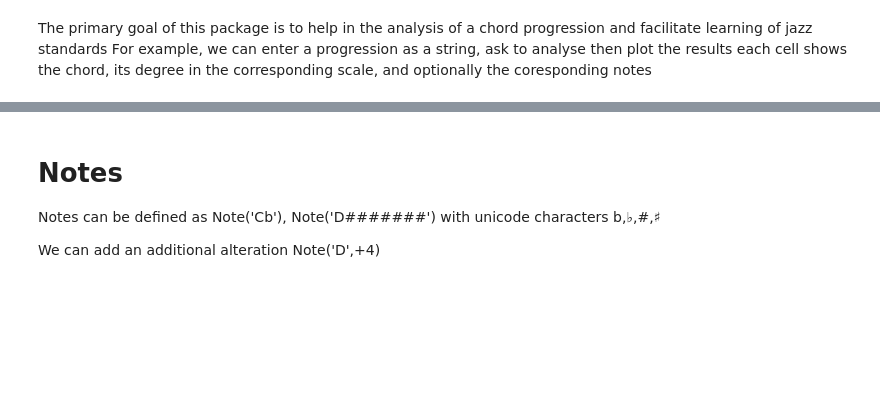
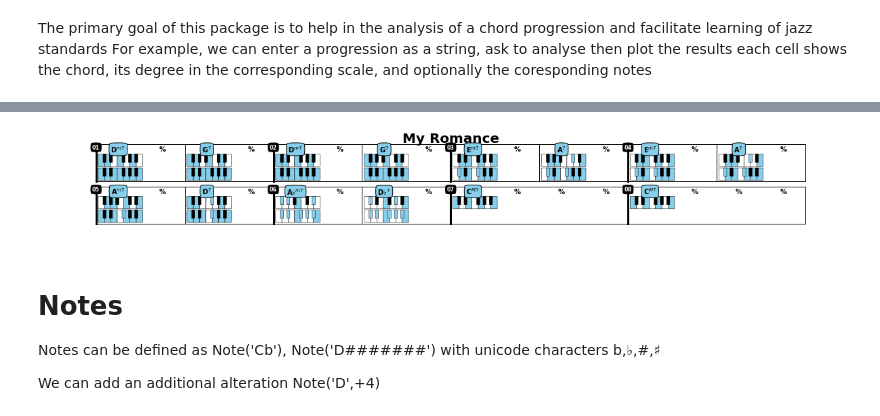
Before and after one commit to NeuralControl/jazzElements, a Jupyter notebook: demos.ipynb, the cells around one changed output, grey strips where cells are left out. Drawn from its saved outputs; the diff is of its cells as text; code cells hidden in the pictures; blank space fills up the shorter version.

```diff
--- a/demos.ipynb
+++ b/demos.ipynb
@@ -20,3 +16,7 @@ prg.plot(plotScale=False, plotChord=False)
+# %%
+prg.plot('kbd')
+# %% [output]
+[figure, added]
 # %% [markdown]
 # Notes
 Notes can be defined as Note('Cb'), Note('D#######') with unicode characters b,♭,#,♯
```
Also changed, not shown: parts of 8 cells of this notebook, 1 other file.
